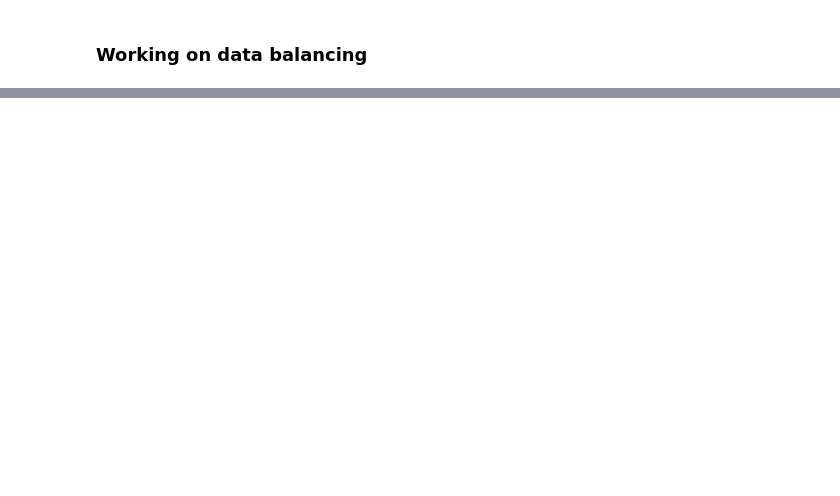
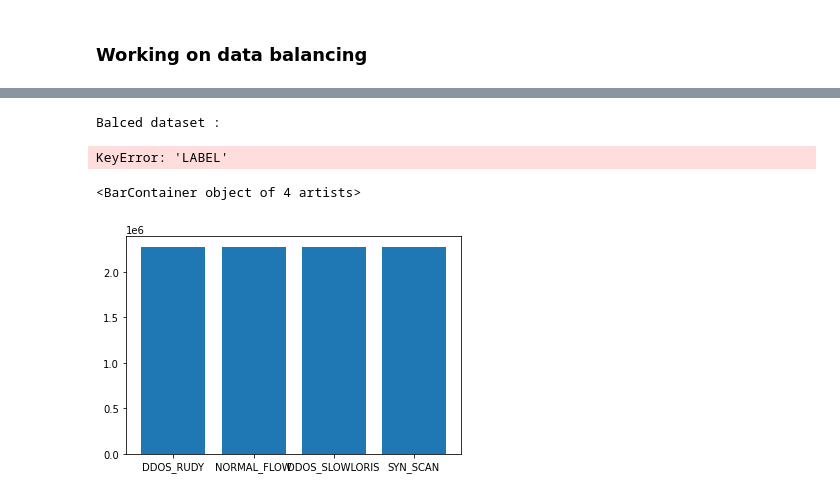
Before and after one commit to gusmendez99/sds-project-1, a Jupyter notebook: Preprocessing.ipynb, the cells around one changed output, grey strips where cells are left out. Cells and saved outputs as stored; diff of their text form; code cells hidden in the pictures; blank space fills up the shorter version.

```diff
--- a/Preprocessing.ipynb
+++ b/Preprocessing.ipynb
@@ -75,0 +193,47 @@ Clearly, we need to focus on dealing with label imbalance, but not before prepro
+# %%
+# Upsample minority class (slowloris)
+df_minority_upsampled_n_flow = resample(df_majority_n_flow,
+                                 replace=True,
+                                 n_samples=n_samples_2_reach,
+                                 random_state=127)
+del df_majority_n_flow
+# %%
+# Upsample minority class (slowloris)
+df_majority_downsampled_slowloris = resample(df_minority_slowloris,
+                                 replace=True,
+                                 n_samples=n_samples_2_reach,
+                                 random_state=127)
+del df_minority_slowloris
+# %%
+
+df_majority_downsampled_syn_scan = resample(df_majority_syn_scan,
+                                 replace=True,
+                                 n_samples=n_samples_2_reach,
+                                 random_state=127)
+del df_majority_syn_scan
+# %%
+
+# Combine majority class with upsampled minority class
+df = pd.concat([df_minority_upsampled_n_flow,
+                   df_majority_downsampled_slowloris,
+                   df_majority_downsampled_syn_scan,
+                   df_ddos_rydy])
+
+# Flush some memory
+del df_minority_upsampled_n_flow
+del df_majority_downsampled_slowloris
+del df_majority_downsampled_syn_scan
+del df_ddos_rydy
+# %% [output]
+Balced dataset :
+KeyError: 'LABEL'
+# %%
+values = [df[df['DDOS_RUDY'] == 1].shape[0],
+    df[df['NORMAL_FLOW'] == 1].shape[0],
+    df[df['DDOS_SLOWLORIS'] == 1].shape[0],
+    df[df['SYN_SCAN'] == 1].shape[0]]
+names = ["DDOS_RUDY", "NORMAL_FLOW", "DDOS_SLOWLORIS", "SYN_SCAN"]
+plt.bar(names, values)
+# %% [output]
+<BarContainer object of 4 artists>
+[figure, added]
```
Also changed, not shown: parts of 18 cells of this notebook.
